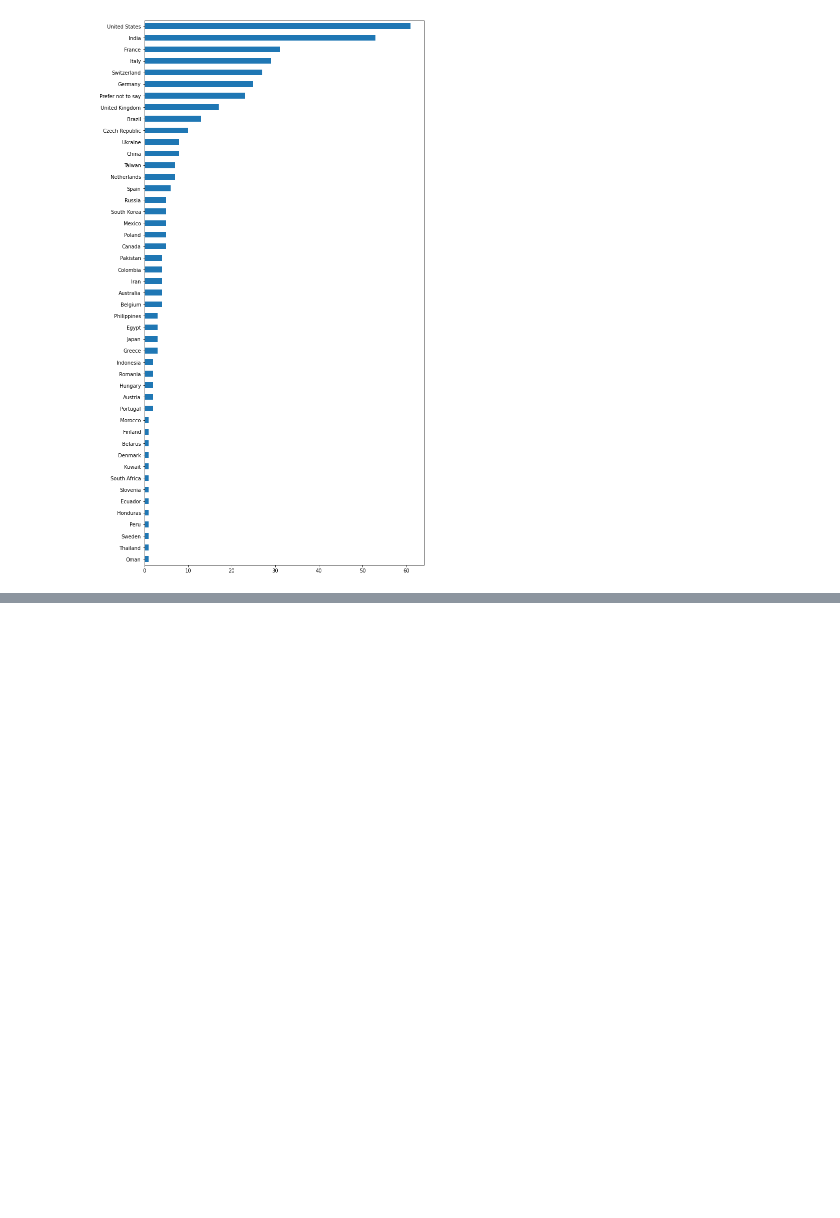
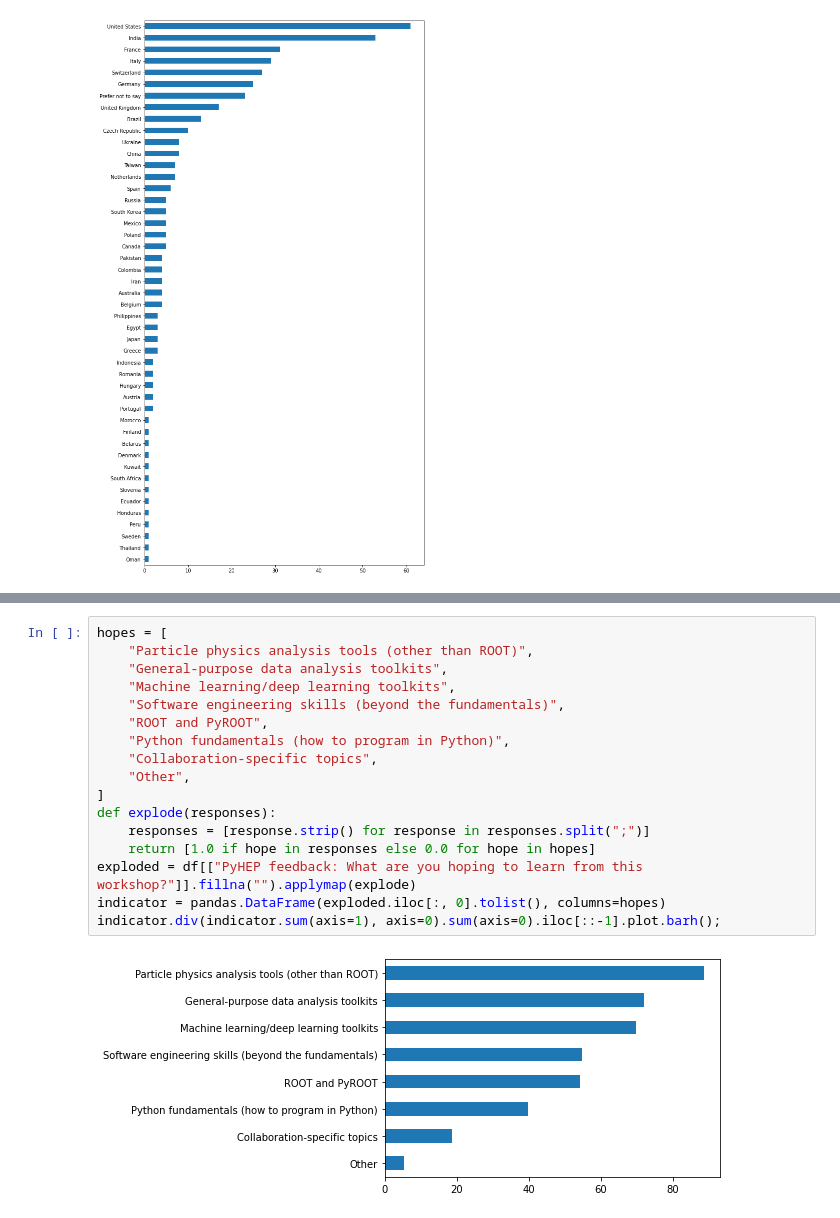
Before and after one commit to jpivarski-talks/2020-07-13-pyhep2020-tutorial, a Jupyter notebook: welcome-pacific.ipynb, the cells around one changed output, grey strips where cells are left out. Cells and saved outputs as stored; diff of their text form; blank space fills up the shorter version.

```diff
--- a/welcome-pacific.ipynb
+++ b/welcome-pacific.ipynb
@@ -183,0 +214,19 @@ world_map
+# %%
+hopes = [
+    "Particle physics analysis tools (other than ROOT)",
+    "General-purpose data analysis toolkits",
+    "Machine learning/deep learning toolkits",
+    "Software engineering skills (beyond the fundamentals)",
+    "ROOT and PyROOT",
+    "Python fundamentals (how to program in Python)",
+    "Collaboration-specific topics",
+    "Other",
+]
+def explode(responses):
+    responses = [response.strip() for response in responses.split(";")]
+    return [1.0 if hope in responses else 0.0 for hope in hopes]
+exploded = df[["PyHEP feedback: What are you hoping to learn from this workshop?"]].fillna("").applymap(explode)
+indicator = pandas.DataFrame(exploded.iloc[:, 0].tolist(), columns=hopes)
+indicator.div(indicator.sum(axis=1), axis=0).sum(axis=0).iloc[::-1].plot.barh();
+# %% [output]
+[figure, added]
```
Also changed, not shown: parts of 2 cells of this notebook.
